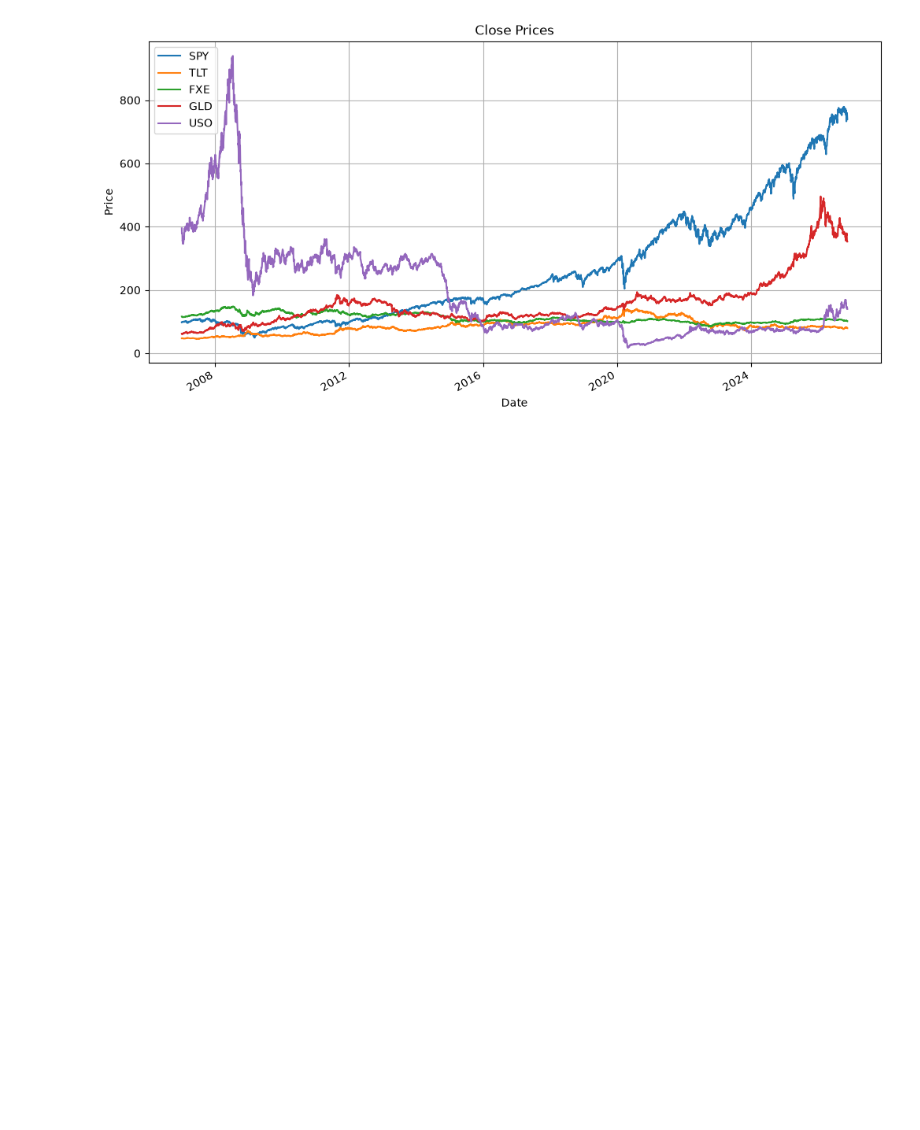
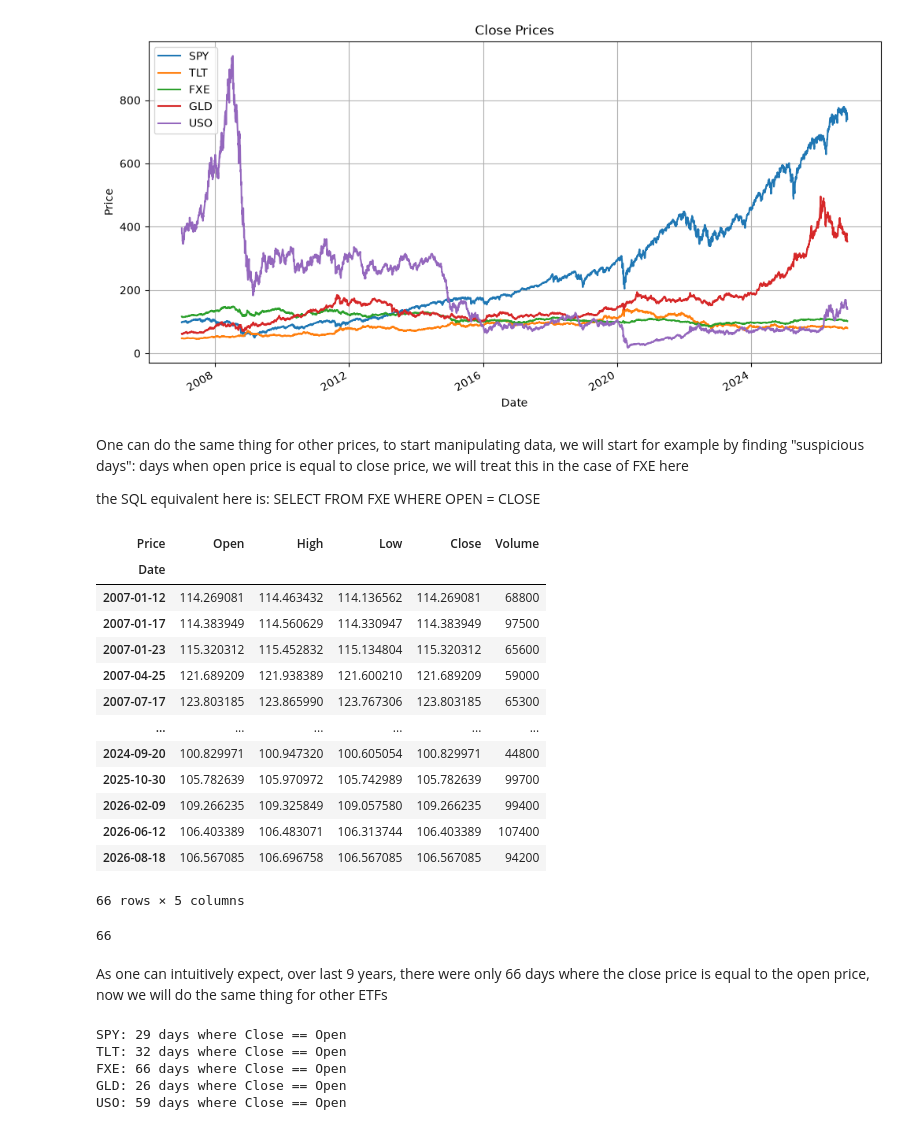
Before and after one commit to aymanebouhsain-lgtm/crossasset-vol, a Jupyter notebook: notebooks/01_explore.ipynb, the cells around one changed output. Drawn from its saved outputs; the diff is of its cells as text; code cells hidden in the pictures; blank space fills up the shorter version.

```diff
--- a/notebooks/01_explore.ipynb
+++ b/notebooks/01_explore.ipynb
@@ -8,3 +23,43 @@ closes.plot(title="Close Prices", figsize=(12, 6), grid=True, xlabel="Date", yla
 # %% [output]
 <Axes: title={'center': 'Close Prices'}, xlabel='Date', ylabel='Price'>
 [figure]
+# %% [markdown]
+One can do the same thing for other prices, to start manipulating data, we will start for example by finding "suspicious days": days when open price is equal to close price, we will treat this in the case of FXE here
+
+the SQL equivalent here is:
+SELECT FROM FXE WHERE OPEN = CLOSE
+# %%
+fxe = load("FXE")
+f = fxe[fxe["Close"] == fxe["Open"]]
+f
+# %% [output]
+| Price | Open | High | Low | Close | Volume |
+| Date |  |  |  |  |  |
+| 2007-01-12 | 114.269081 | 114.463432 | 114.136562 | 114.269081 | 68800 |
+| 2007-01-17 | 114.383949 | 114.560629 | 114.330947 | 114.383949 | 97500 |
+| 2007-01-23 | 115.320312 | 115.452832 | 115.134804 | 115.320312 | 65600 |
+| 2007-04-25 | 121.689209 | 121.938389 | 121.600210 | 121.689209 | 59000 |
+| 2007-07-17 | 123.803185 | 123.865990 | 123.767306 | 123.803185 | 65300 |
+| ... | ... | ... | ... | ... | ... |
+| 2024-09-20 | 100.829971 | 100.947320 | 100.605054 | 100.829971 | 44800 |
+| 2025-10-30 | 105.782639 | 105.970972 | 105.742989 | 105.782639 | 99700 |
+| 2026-02-09 | 109.266235 | 109.325849 | 109.057580 | 109.266235 | 99400 |
+| 2026-06-12 | 106.403389 | 106.483071 | 106.313744 | 106.403389 | 107400 |
+| 2026-08-18 | 106.567085 | 106.696758 | 106.567085 | 106.567085 | 94200 |
+66 rows × 5 columns
+# %%
+print(len(f))
+# %% [output]
+66
+# %% [markdown]
+As one can intuitively expect, over last 9 years, there were only 66 days where the close price is equal to the open price, now we will do the same thing for other ETFs
+# %%
+for ticker in TICKERS:
+    df = load(ticker)
+    print(f"{ticker}: {len(df[df['Close'] == df['Open']])} days where Close == Open")
+# %% [output]
+SPY: 29 days where Close == Open
+TLT: 32 days where Close == Open
+FXE: 66 days where Close == Open
+GLD: 26 days where Close == Open
+USO: 59 days where Close == Open
```
Also changed, not shown: parts of 3 cells of this notebook, 2 other files.
